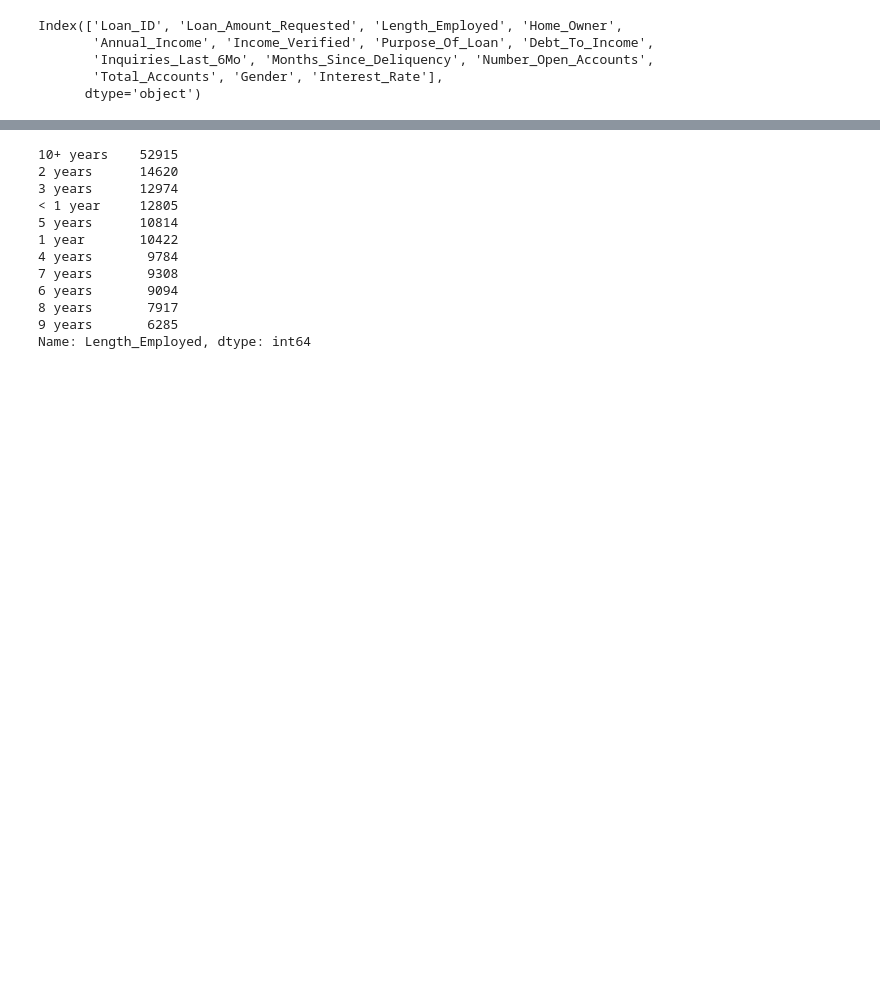
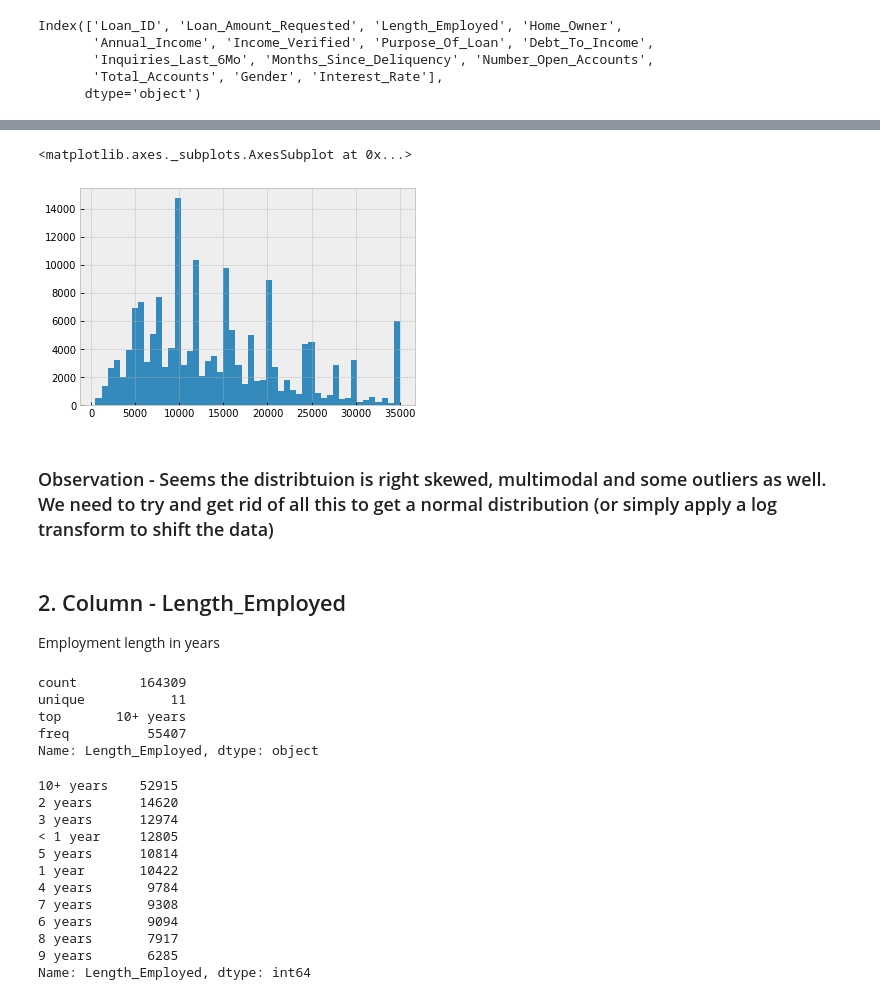
Before and after one commit to msa9493/Machine-Learning, a Jupyter notebook: AV Banking.ipynb, the cells around one changed output, grey strips where cells are left out. Saved outputs shown, nothing was run; the diff lists cells and outputs as text; code cells hidden in the pictures; blank space fills up the shorter version.

```diff
--- a/AV Banking.ipynb
+++ b/AV Banking.ipynb
@@ -42,3 +235,22 @@ Index(['Loan_ID', 'Loan_Amount_Requested', 'Length_Employed', 'Home_Owner',
+# %%
+train.Loan_Amount_Requested.hist(bins = 50)
+# %% [output]
+<matplotlib.axes._subplots.AxesSubplot at 0x...>
+[figure, added]
+# %% [markdown]
+### Observation - Seems the distribtuion is right skewed, multimodal and some outliers as well. We need to try and get rid of all this to get a normal distribution (or simply apply a log transform to shift the data)
+# %% [markdown]
+## 2. Column - Length_Employed
+
+Employment length in years
+# %%
+train.Length_Employed.describe()
+# %% [output]
+count        164309
+unique           11
+top       10+ years
+freq          55407
+Name: Length_Employed, dtype: object
 # %%
 train.Length_Employed.value_counts()
 # %% [output]
```
Also changed, not shown: parts of 100 cells of this notebook.
